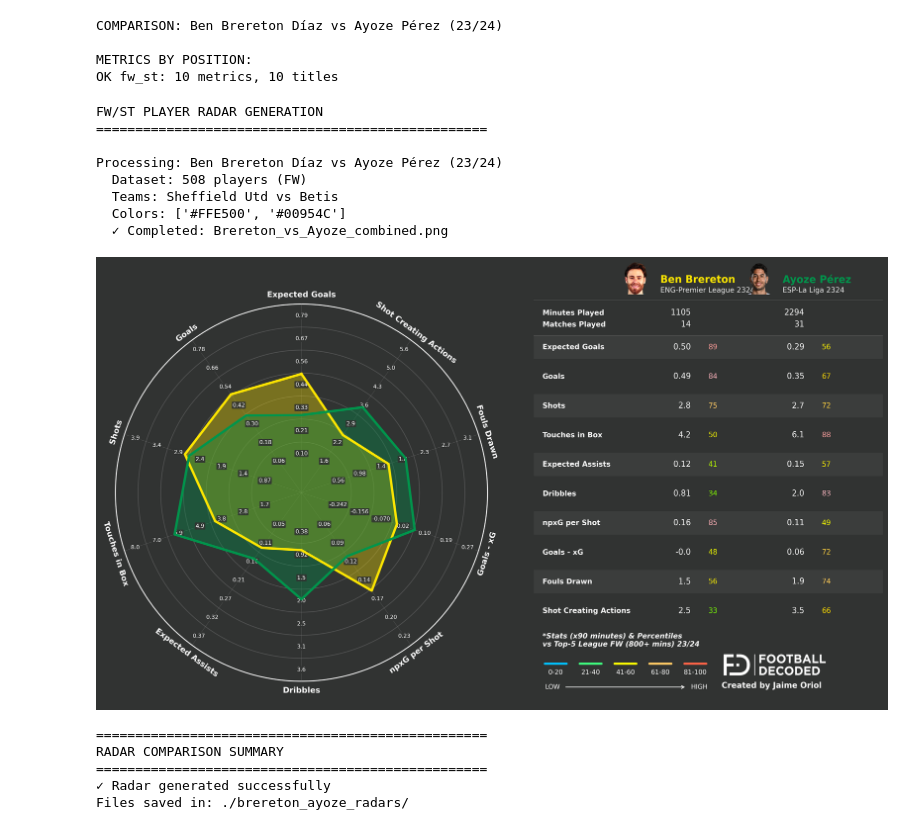
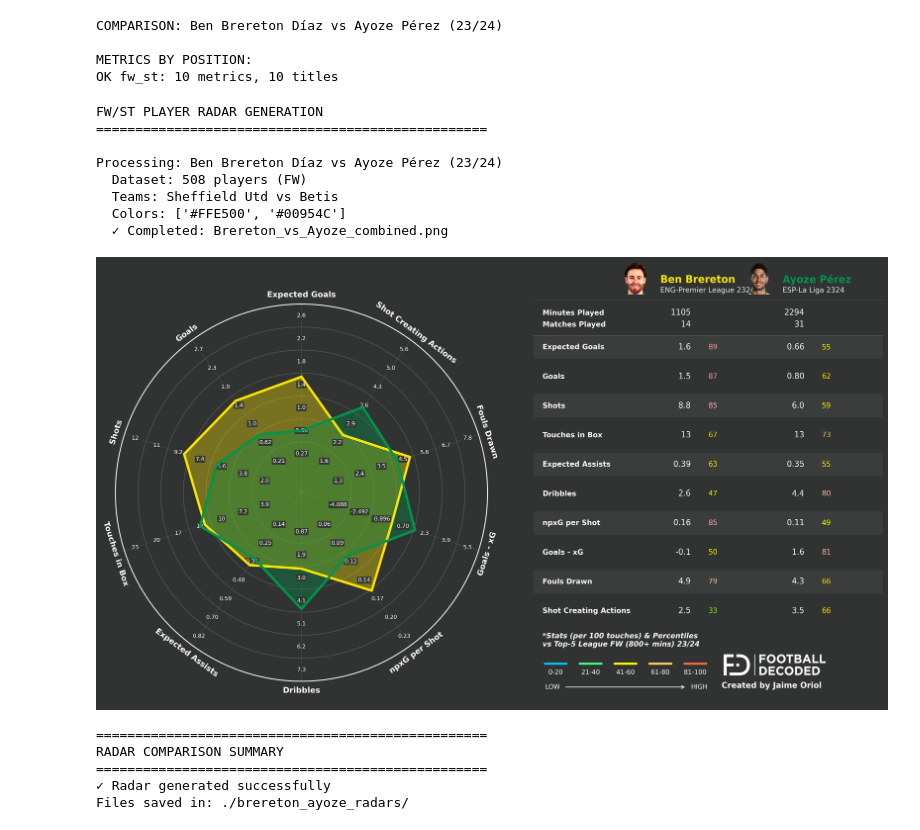
Before and after one commit to jaime-oriol/footballdecoded, a Jupyter notebook: tfm/teams/villarreal/brereton_ayoze_radar.ipynb, the cells around one changed output. Cells and saved outputs as stored; diff of their text form; code cells hidden in the pictures.

```diff
--- a/tfm/teams/villarreal/brereton_ayoze_radar.ipynb
+++ b/tfm/teams/villarreal/brereton_ayoze_radar.ipynb
@@ -377,9 +383,9 @@ gk_titles = [
 ]
 
 df_metrics = [
-    'pass_completion_pct', 'Challenges_Tkl%', 'Aerial Duels_Won_per90', 'Aerial Duels_Won%',
-    'passes_final_third_per90', 'clearances_per90', 'progressive_passes_per90', 'Tkl+Int_per90',
-    'interceptions_per90', 'Blocks_Sh_per90'
+    'pass_completion_pct', 'Challenges_Tkl%', 'Aerial Duels_Won_per100touches', 'Aerial Duels_Won%',
+    'passes_final_third_per100touches', 'clearances_per100touches', 'progressive_passes_per100touches', 'Tkl+Int_per100touches',
+    'interceptions_per100touches', 'Blocks_Sh_per100touches'
 ]
 df_titles = [
     'Pass Accuracy %', 'Tackle Success %', 'Aerial Duels Won', 'Aerial Success %',
@@ -388,9 +394,9 @@ df_titles = [
 ]
 
 lateral_metrics = [
-    'pass_completion_pct', 'progressive_passes_per90', 'Carries_PrgC_per90', 'Crs_per90',
-    'passes_penalty_area_per90', 'expected_assists_per90', 'Touches_Att 3rd_per90',
-    'Tkl+Int_per90', 'Challenges_Tkl%', 'Take-Ons_Succ_per90'
+    'pass_completion_pct', 'progressive_passes_per100touches', 'Carries_PrgC_per100touches', 'Crs_per100touches',
+    'passes_penalty_area_per100touches', 'expected_assists_per100touches', 'Touches_Att 3rd_per100touches',
+    'Tkl+Int_per100touches', 'Challenges_Tkl%', 'Take-Ons_Succ_per100touches'
 ]
 lateral_titles = [
     'Pass Accuracy %', 'Progressive Passes', 'Progressive Carries', 'Crosses',
@@ -399,9 +405,9 @@ lateral_titles = [
 ]
 
 mf_metrics = [
-    'progressive_passes_per90', 'Carries_PrgC_per90', 'SCA_SCA90', 'expected_assists_per90',
-    'passes_penalty_area_per90', 'Take-Ons_Succ_per90', 'Tkl+Int_per90', 'interceptions_per90',
-    'Fld_per90', 'pass_completion_pct'
+    'progressive_passes_per100touches', 'Carries_PrgC_per100touches', 'SCA_SCA90', 'expected_assists_per100touches',
+    'passes_penalty_area_per100touches', 'Take-Ons_Succ_per100touches', 'Tkl+Int_per100touches', 'interceptions_per100touches',
+    'Fld_per100touches', 'pass_completion_pct'
 ]
 mf_titles = [
     'Progressive Passes', 'Progressive Carries', 'Shot Creating Actions', 'Expected Assists',
@@ -410,9 +416,9 @@ mf_titles = [
 ]
 
 pivote_metrics = [
-    'pass_completion_pct', 'progressive_passes_per90', 'Tkl+Int_per90', 'interceptions_per90',
-    'Challenges_Tkl%', 'Carries_PrgC_per90', 'SCA_SCA90', 'Recov_per90',
-    'Fld_per90', 'expected_assists_per90'
+    'pass_completion_pct', 'progressive_passes_per100touches', 'Tkl+Int_per100touches', 'interceptions_per100touches',
+    'Challenges_Tkl%', 'Carries_PrgC_per100touches', 'SCA_SCA90', 'Recov_per100touches',
+    'Fld_per100touches', 'expected_assists_per100touches'
 ]
 pivote_titles = [
     'Pass Accuracy %', 'Progressive Passes', 'Tackles + Interceptions', 'Interceptions',
@@ -421,9 +427,9 @@ pivote_titles = [
 ]
 
 extremo_metrics = [
-    'expected_goals_per90', 'shots_per90', 'expected_assists_per90', 'Take-Ons_Succ_per90',
-    'Touches_Att Pen_per90', 'SCA_SCA90', 'Crs_per90', 'Carries_PrgC_per90',
-    'npxG/Sh', 'Fld_per90'
+    'expected_goals_per100touches', 'shots_per100touches', 'expected_assists_per100touches', 'Take-Ons_Succ_per100touches',
+    'Touches_Att Pen_per100touches', 'SCA_SCA90', 'Crs_per100touches', 'Carries_PrgC_per100touches',
+    'npxG/Sh', 'Fld_per100touches'
 ]
 extremo_titles = [
     'Expected Goals', 'Shots', 'Expected Assists', 'Dribbles',
@@ -432,9 +438,9 @@ extremo_titles = [
 ]
 
 fw_metrics = [
-    'expected_goals_per90', 'goals_per90', 'shots_per90', 'Touches_Att Pen_per90',
-    'expected_assists_per90', 'Take-Ons_Succ_per90', 'npxG/Sh', 'G-xG_per90',
-    'Fld_per90', 'SCA_SCA90'
+    'expected_goals_per100touches', 'goals_per100touches', 'shots_per100touches', 'Touches_Att Pen_per100touches',
+    'expected_assists_per100touches', 'Take-Ons_Succ_per100touches', 'npxG/Sh', 'G-xG',
+    'Fld_per100touches', 'SCA_SCA90'
 ]
 fw_titles = [
     'Expected Goals', 'Goals', 'Shots', 'Touches in Box',
@@ -573,40 +579,40 @@ else:
             team_colors=team_colors,
             team_logos=team_logos,
             save_path=f"{SAVE_PATH_BASE}{config_name}_table.png",
-            footer_text=f"Stats (x90 minutes) & Percentiles\nvs Top-5 League {position_filter} ({MIN_MINUTES}+ mins) 23/24",
+            footer_text=f"Stats (per 100 touches) & Percentiles\nvs Top-5 League {position_filter} ({MIN_MINUTES}+ mins) 23/24",
             show_plot=False
         )
 
         combine_radar_and_table(
             radar_path=f"{SAVE_PATH_BASE}{config_name}_radar.png",
             table_path=f"{SAVE_PATH_BASE}{config_name}_table.png",
             output_path=f"{SAVE_PATH_BASE}{config_name}_combined.png"
         )
 
         print(f"  ✓ Completed: {config_name}_combined.png")
 
         display(IPImage(f"{SAVE_PATH_BASE}{config_name}_combined.png"))
 
         print("\n" + "=" * 50)
         print("RADAR COMPARISON SUMMARY")
         print("=" * 50)
         print(f"✓ Radar generated successfully")
         print(f"Files saved in: {SAVE_PATH_BASE}")
 
     except Exception as e:
         print(f"  ✗ Error: {str(e)}")
         import traceback
         traceback.print_exc()
 # %% [output]
 FW/ST PLAYER RADAR GENERATION
 ==================================================
 
 Processing: Ben Brereton Díaz vs Ayoze Pérez (23/24)
   Dataset: 508 players (FW)
   Teams: Sheffield Utd vs Betis
   Colors: ['#FFE500', '#00954C']
   ✓ Completed: Brereton_vs_Ayoze_combined.png
-[figure, old version]
+[figure, new version]
 ==================================================
 RADAR COMPARISON SUMMARY
 ==================================================
```
Also changed, not shown: parts of 4 cells of this notebook, 7 other files.
